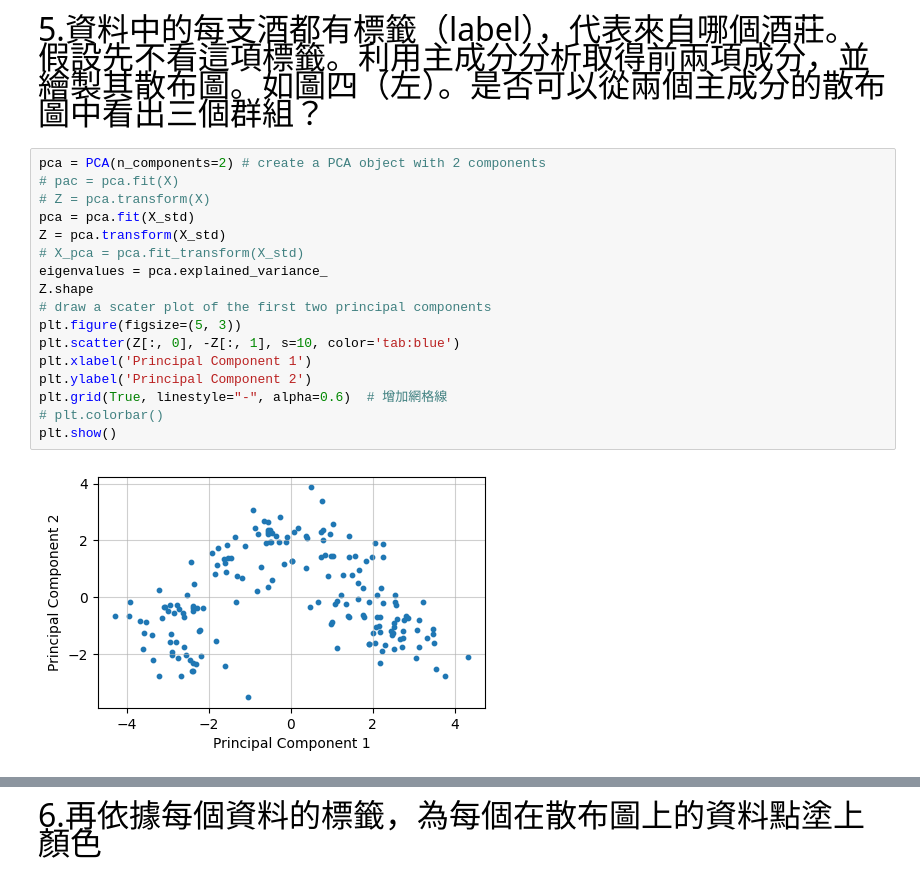
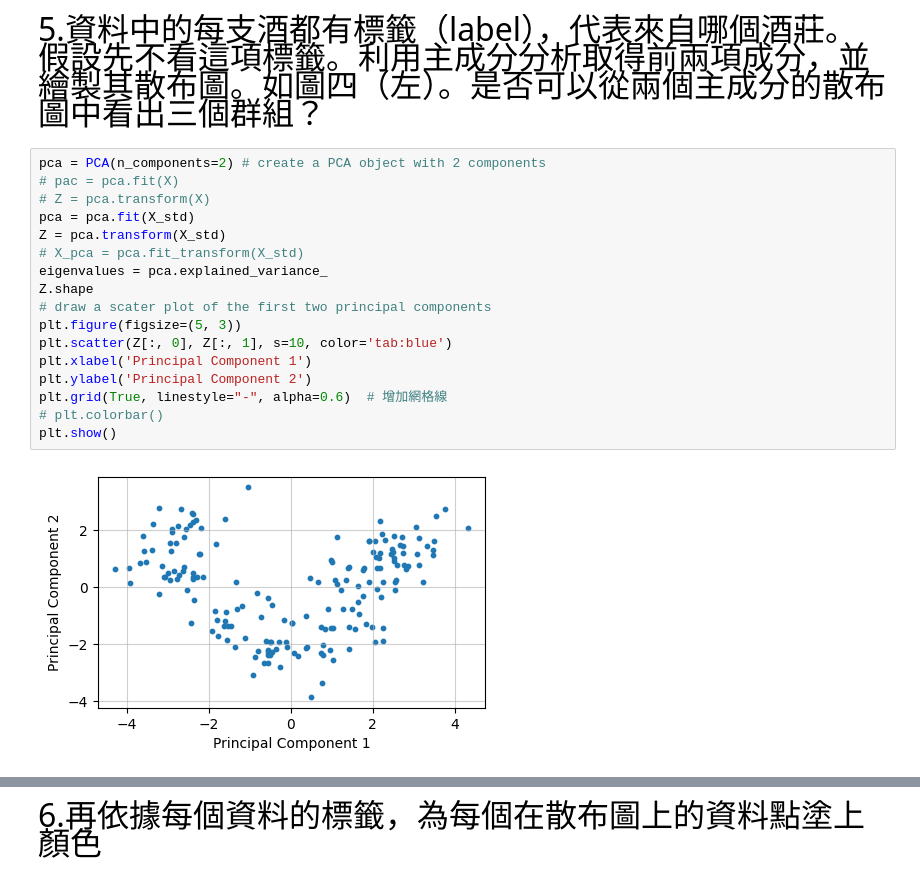
Before and after one commit to TZU-CHI1115/ML711333104, a Jupyter notebook: HW1.ipynb, the cells around one changed output, grey strips where cells are left out. Cells and saved outputs as stored; diff of their text form.

```diff
--- a/HW1.ipynb
+++ b/HW1.ipynb
@@ -149,19 +145,19 @@ plt.show()
 # %%
 pca = PCA(n_components=2) # create a PCA object with 2 components
 # pac = pca.fit(X)
 # Z = pca.transform(X)
 pca = pca.fit(X_std)
 Z = pca.transform(X_std)
 # X_pca = pca.fit_transform(X_std)
 eigenvalues = pca.explained_variance_
 Z.shape
 # draw a scater plot of the first two principal components
 plt.figure(figsize=(5, 3))
-plt.scatter(Z[:, 0], -Z[:, 1], s=10, color='tab:blue')
+plt.scatter(Z[:, 0], Z[:, 1], s=10, color='tab:blue')
 plt.xlabel('Principal Component 1')
 plt.ylabel('Principal Component 2')
 plt.grid(True, linestyle="-", alpha=0.6)  # 增加網格線
 # plt.colorbar()
 plt.show()
 # %% [output]
-[figure, old version]
+[figure, new version]
```
Also changed, not shown: parts of 12 cells of this notebook.
